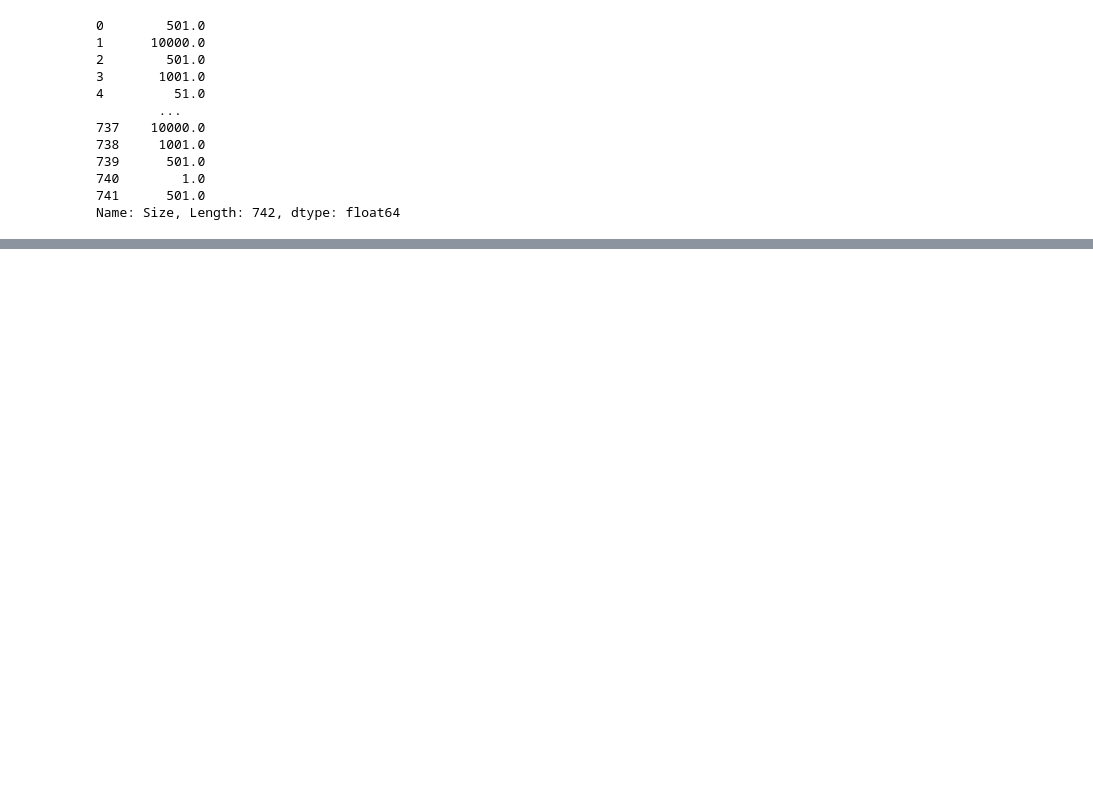
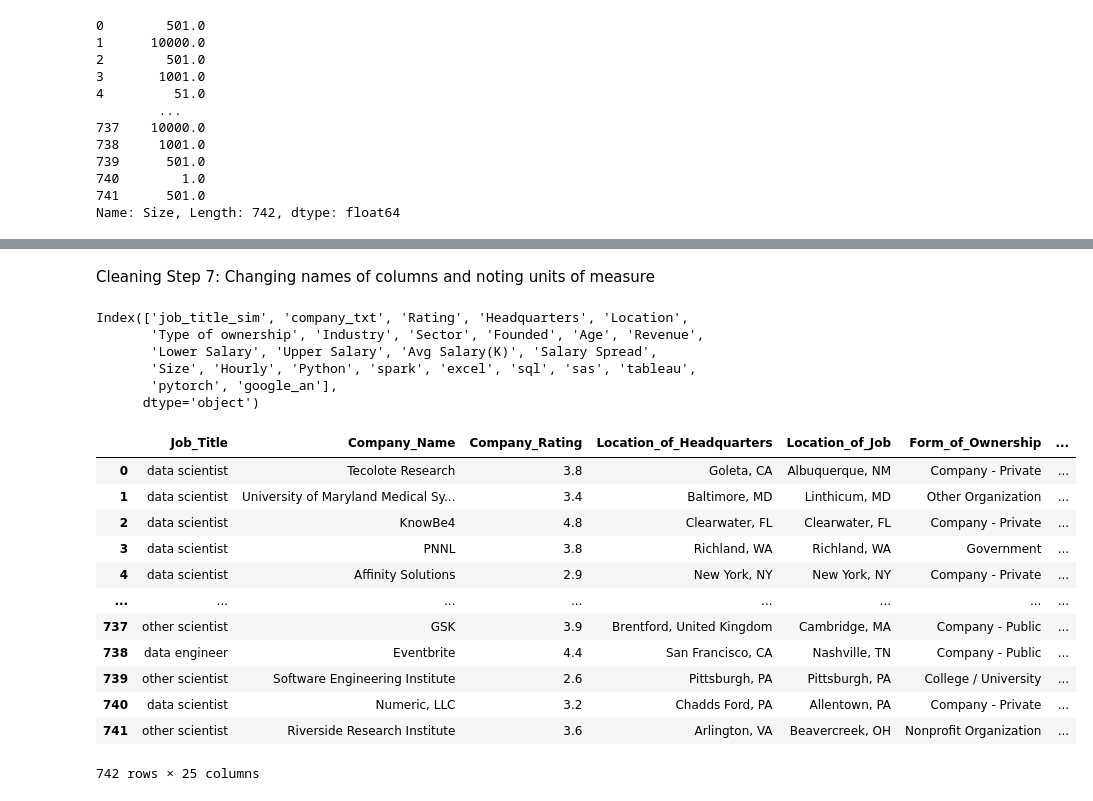
Before and after one commit to KeeganH2O/TP4_ESS_KSH, a Jupyter notebook: TP4_ESS_KSH.ipynb, the cells around one changed output, grey strips where cells are left out. Drawn from its saved outputs; the diff is of its cells as text; code cells hidden in the pictures; blank space fills up the shorter version.

```diff
--- a/TP4_ESS_KSH.ipynb
+++ b/TP4_ESS_KSH.ipynb
@@ -69,0 +76,3 @@ Name: Size, Length: 742, dtype: float64
+# %%
+dataset['Salary Spread']=dataset['Upper Salary']-dataset['Lower Salary']
+dataset=dataset[['job_title_sim','company_txt','Rating','Headquarters','Location','Type of ownership','Industry','Sector','Founded','Age','Revenue','Lower Salary', 'Upper Salary','Avg Salary(K)','Salary Spread','Size','Hourly','Python','spark','excel', 'sql','sas','tableau','pytorch','google_an']]
@@ -87,0 +99,16 @@ Revenue, Skills, Add difference between upper and lower salary
+# %%
+def true_earn(revenue):
+    return_number=''
+    if 'to' in revenue:
+        for characters in revenue[revenue[1:].index('$')+2:]:
+            if characters==' ':
+                return int(return_number)*1000 if 'billion' in revenue[revenue.index('$'):] else int(return_number)
+            else:
+                return_number+=characters
+    elif '+' in revenue:
+        return 10000
+    elif 'Less' in revenue:
+        return 1
+    else:
+        return 'N/A'
+dataset['Revenue']=list(map(lambda x:true_earn(x),dataset['Revenue']))
@@ -87,0 +132,11 @@ Revenue, Skills, Add difference between upper and lower salary
+# %%
+dataset['Hourly']=dataset['Hourly'].astype(bool)
+dataset['Python']=dataset['Python'].astype(bool)
+dataset['spark']=dataset['spark'].astype(bool)
+dataset['excel']=dataset['excel'].astype(bool)
+dataset['sql']=dataset['sql'].astype(bool)
+dataset['sas']=dataset['sas'].astype(bool)
+dataset['tableau']=dataset['tableau'].astype(bool)
+dataset['pytorch']=dataset['pytorch'].astype(bool)
+dataset['google_an']=dataset['google_an'].astype(bool)
+dataset
@@ -87,0 +159,9 @@ Revenue, Skills, Add difference between upper and lower salary
+# %%
+def nullify_negatives(number):
+    if number==-1:
+        return'N/A'
+    else:
+        return number
+dataset['Founded']=list(map(lambda x:nullify_negatives(x),dataset['Founded']))
+dataset['Age']=list(map(lambda x:nullify_negatives(x),dataset['Age']))
+dataset
@@ -87,0 +182,29 @@ Revenue, Skills, Add difference between upper and lower salary
+# %% [markdown]
+Cleaning Step 7: Changing names of columns and noting units of measure
+# %%
+dataset.columns
+# %% [output]
+Index(['job_title_sim', 'company_txt', 'Rating', 'Headquarters', 'Location',
+       'Type of ownership', 'Industry', 'Sector', 'Founded', 'Age', 'Revenue',
+       'Lower Salary', 'Upper Salary', 'Avg Salary(K)', 'Salary Spread',
+       'Size', 'Hourly', 'Python', 'spark', 'excel', 'sql', 'sas', 'tableau',
+       'pytorch', 'google_an'],
+      dtype='object')
+# %%
+updated_column_names=['Job_Title','Company_Name','Company_Rating','Location_of_Headquarters','Location_of_Job','Form_of_Ownership','Company_Industry_type','Job_Sector','Year_Founded','Age_Of_Company','Company_Revenue(Million $)','Lower_Salary(Thousand $)','Upper_Salary(Thousand $)','Avg_Salary(Thousand $)','Spread_of_Salary','Company_Size','Hourly_Wage','Python_Experience','Spark_Experience','Excel_Experience','Sql_Experience','Sas_Experience','Tableau_Experience','Pytorch_Experience','Google_Analytics_Certificate']
+dataset.columns=updated_column_names
+dataset
+# %% [output]
+|  | Job_Title | Company_Name | Company_Rating | Location_of_Headquarters | Location_of_Job | Form_of_Ownership | ... |
+| 0 | data scientist | Tecolote Research | 3.8 | Goleta, CA | Albuquerque, NM | Company - Private | ... |
+| 1 | data scientist | University of Maryland Medical Sy... | 3.4 | Baltimore, MD | Linthicum, MD | Other Organization | ... |
+| 2 | data scientist | KnowBe4 | 4.8 | Clearwater, FL | Clearwater, FL | Company - Private | ... |
+| 3 | data scientist | PNNL | 3.8 | Richland, WA | Richland, WA | Government | ... |
+| 4 | data scientist | Affinity Solutions | 2.9 | New York, NY | New York, NY | Company - Private | ... |
+| ... | ... | ... | ... | ... | ... | ... | ... |
+| 737 | other scientist | GSK | 3.9 | Brentford, United Kingdom | Cambridge, MA | Company - Public | ... |
+| 738 | data engineer | Eventbrite | 4.4 | San Francisco, CA | Nashville, TN | Company - Public | ... |
+| 739 | other scientist | Software Engineering Institute | 2.6 | Pittsburgh, PA | Pittsburgh, PA | College / University | ... |
+| 740 | data scientist | Numeric, LLC | 3.2 | Chadds Ford, PA | Allentown, PA | Company - Private | ... |
+| 741 | other scientist | Riverside Research Institute | 3.6 | Arlington, VA | Beavercreek, OH | Nonprofit Organization | ... |
+742 rows × 25 columns
```
Also changed, not shown: parts of 11 cells of this notebook.
